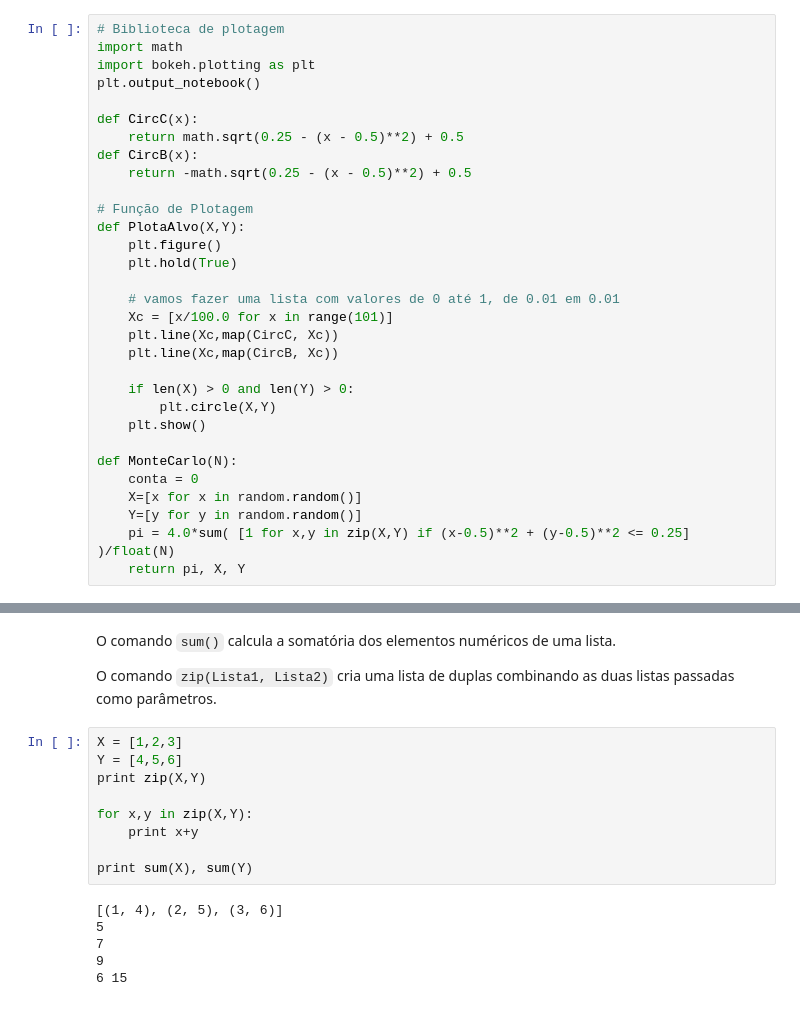
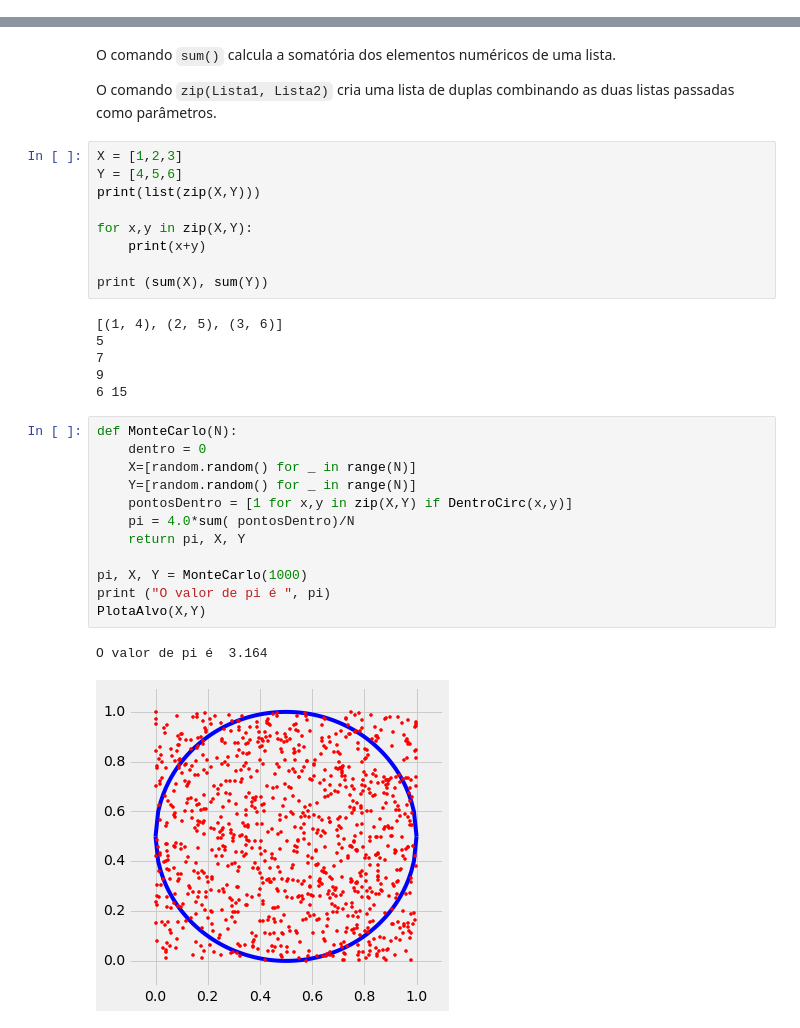
Before and after one commit to folivetti/PIPYTHON, a Jupyter notebook: Aula05.ipynb, the cells around one changed output, grey strips where cells are left out. Saved outputs shown, nothing was run; the diff lists cells and outputs as text.

```diff
--- a/Aula05.ipynb
+++ b/Aula05.ipynb
@@ -307,34 +363,3 @@ print ListaQuadImpar
 # %% [output]
 [1, 4, 9, 16, 25, 36, 49, 64, 81, 100]
 [1, 9, 25, 49, 81]
-# %%
-# Biblioteca de plotagem
-import math
-import bokeh.plotting as plt
-plt.output_notebook()
-
-def CircC(x):
-    return math.sqrt(0.25 - (x - 0.5)**2) + 0.5
-def CircB(x):
-    return -math.sqrt(0.25 - (x - 0.5)**2) + 0.5
-
-# Função de Plotagem
-def PlotaAlvo(X,Y):
-    plt.figure()
-    plt.hold(True)
-
-    # vamos fazer uma lista com valores de 0 até 1, de 0.01 em 0.01
-    Xc = [x/100.0 for x in range(101)]
-    plt.line(Xc,map(CircC, Xc))
-    plt.line(Xc,map(CircB, Xc))
-
-    if len(X) > 0 and len(Y) > 0:
-        plt.circle(X,Y)
-    plt.show()
-
-def MonteCarlo(N):
-    conta = 0
-    X=[x for x in random.random()]
-    Y=[y for y in random.random()]
-    pi = 4.0*sum( [1 for x,y in zip(X,Y) if (x-0.5)**2 + (y-0.5)**2 <= 0.25] )/float(N)
-    return pi, X, Y
@@ -347,15 +370,30 @@ O comando `zip(Lista1, Lista2)` cria uma lista de duplas combinando as duas list
 # %%
 X = [1,2,3]
 Y = [4,5,6]
-print zip(X,Y)
+print(list(zip(X,Y)))
 
 for x,y in zip(X,Y):
-    print x+y
+    print(x+y)
 
-print sum(X), sum(Y)
+print (sum(X), sum(Y))
 # %% [output]
 [(1, 4), (2, 5), (3, 6)]
 5
 7
 9
 6 15
+# %%
+def MonteCarlo(N):
+    dentro = 0
+    X=[random.random() for _ in range(N)]
+    Y=[random.random() for _ in range(N)]
+    pontosDentro = [1 for x,y in zip(X,Y) if DentroCirc(x,y)]
+    pi = 4.0*sum( pontosDentro)/N
+    return pi, X, Y
+
+pi, X, Y = MonteCarlo(1000)
+print ("O valor de pi é ", pi)
+PlotaAlvo(X,Y)
+# %% [output]
+O valor de pi é  3.164
+[figure, added]
```
Also changed, not shown: parts of 31 cells of this notebook, 4 other files.
